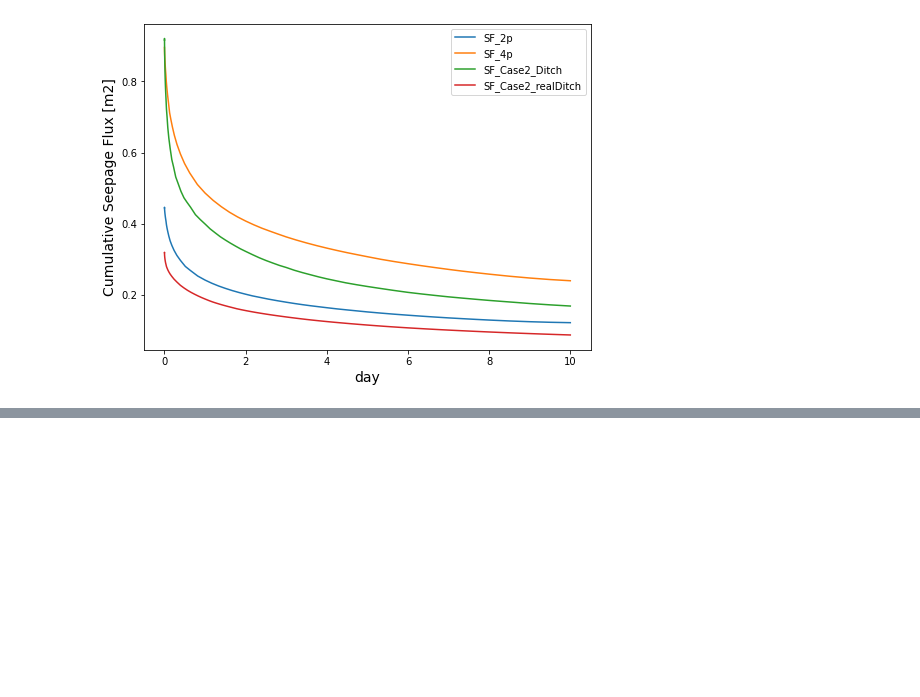
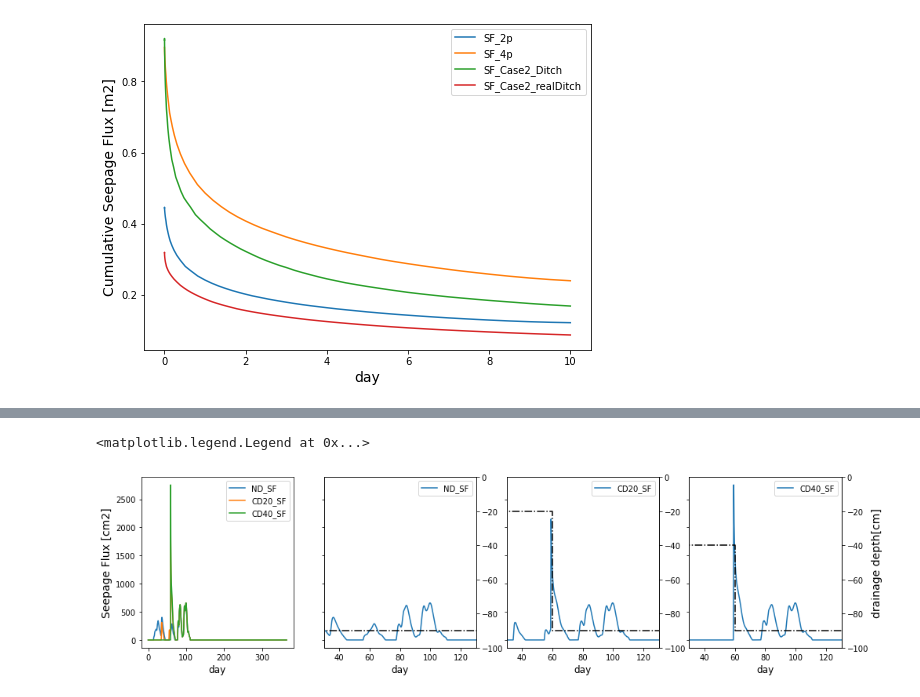
Before and after one commit to AMKotlar/DrainageCourse, a Jupyter notebook: Untitled1.ipynb, the cells around one changed output, grey strips where cells are left out. Drawn from its saved outputs; the diff is of its cells as text; code cells hidden in the pictures; blank space fills up the shorter version.

```diff
--- a/Untitled1.ipynb
+++ b/Untitled1.ipynb
@@ -23,0 +47,51 @@ plt.show()
+# %%
+import matplotlib.pyplot as plt
+import pandas as pd
+
+# create a figure with one large subplot and three small subplots
+fig, (ax, ax1, ax2, ax3) = plt.subplots(nrows=1, ncols=4, figsize=(16,4), sharey=True)
+
+# set the x-axis limits for small subplots
+xlims = (30, 130)
+x = list(range(1, 366))
+y1 = [-90 if i <= 59 else -90 for i in x]
+y2 = [-20 if i <= 59 else -90 for i in x]
+y3 = [-40 if i <= 59 else -90 for i in x]
+
+y=[y1,y2,y3]
+
+# loop over the names
+for i, name in enumerate(names):
+    df = pd.read_csv(adrs+"\\"+name+".txt", skiprows=2, header=None, delim_whitespace=True, names=["ID", "time", "Flux"])
+
+    # plot CumSF-4p vs. time
+    ax.plot(df['time'], df['Flux'], label=name)
+
+    # plot the zoomed-in version in small subplots
+    ax_small = [ax1, ax2, ax3][i]
+    ax_small.plot(df['time'], df['Flux'],label=name)
+    ax_small.set_xlim(xlims)
+    ax_right = ax_small.twinx()
+    ax_right.step(x, y[i],linestyle='-.', where='post', color ="black")
+    ax_right.set_ylim(-100,0)
+
+
+# set the x-axis label for the large subplot
+ax.set_xlabel('day', fontsize=14)
+ax_right.set_ylabel('drainage depth[cm]', fontsize=14)
+
+# set the x-axis label for small subplots
+ax1.set_xlabel('day', fontsize=12)
+ax2.set_xlabel('day', fontsize=12)
+ax3.set_xlabel('day', fontsize=12)
+ax.set_xlabel('day', fontsize=12)
+ax.set_ylabel('Seepage Flux [cm2]', fontsize=14)
+ax1.legend()
+ax2.legend()
+ax3.legend()
+ax.legend()
+
+# set the y-axis label for all subplots
+# %% [output]
+<matplotlib.legend.Legend at 0x...>
+[figure, added]
```
Also changed, not shown: parts of 4 cells of this notebook, 2 other files.
